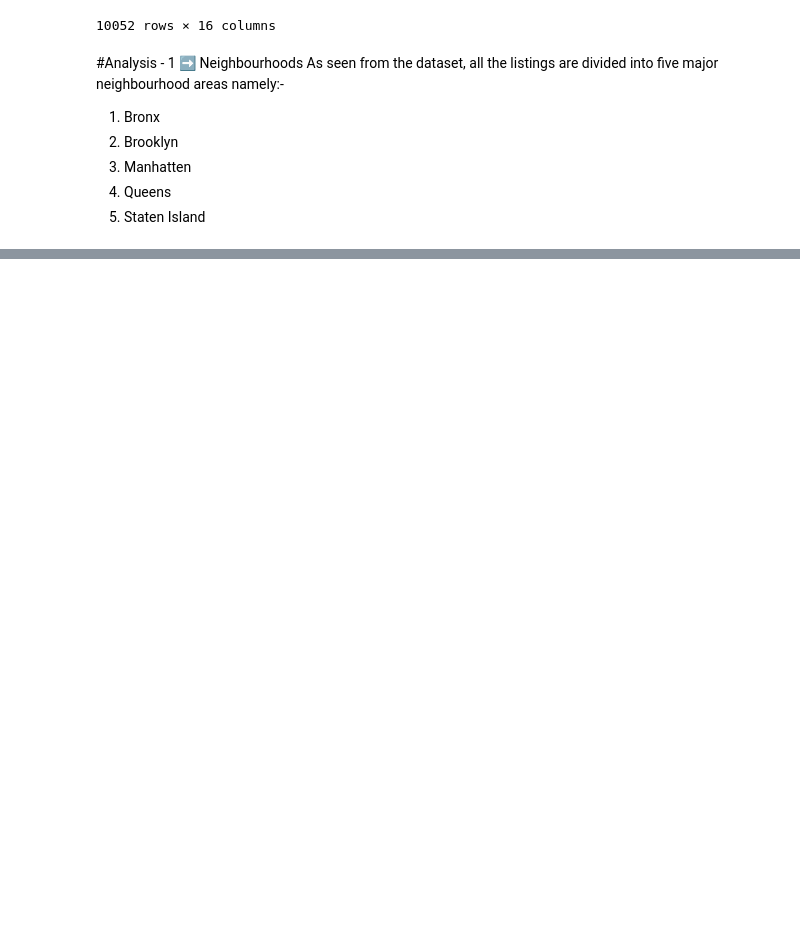
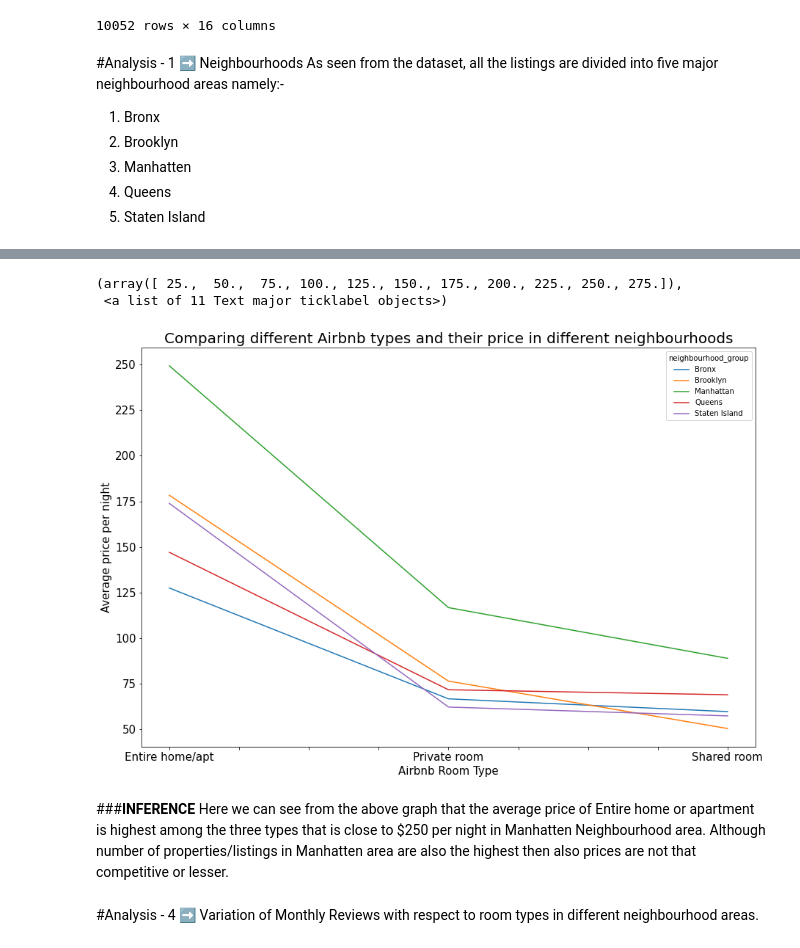
Before and after one commit to shubhamjangid510/EDA-Capstone-Airbnb-Analysis, a Jupyter notebook: Airbnb_Bookings_Analysis_Capstone_Project.ipynb, the cells around one changed output, grey strips where cells are left out. Drawn from its saved outputs; the diff is of its cells as text; code cells hidden in the pictures; blank space fills up the shorter version.

```diff
--- a/Airbnb_Bookings_Analysis_Capstone_Project.ipynb
+++ b/Airbnb_Bookings_Analysis_Capstone_Project.ipynb
@@ -176,0 +211,3 @@ After Manhatten Brooklyn has the most listings and Staten Island has the least n
+# %%
+#Grouping Airbnb room types in different neighbourhood to get average price for each Airbnb room type.
+room_price_neighbourhood=df.groupby(['room_type','neighbourhood_group'])['price'].mean().unstack()
@@ -176,0 +223,20 @@ After Manhatten Brooklyn has the most listings and Staten Island has the least n
+# %%
+#plotting the graph.
+plt.rcParams['figure.figsize']=(15,10)
+room_price_neighbourhood.plot()
+plt.title("Comparing different Airbnb types and their price in different neighbourhoods",fontsize=20)
+plt.xlabel("Airbnb Room Type",fontsize=15)
+plt.xticks(fontsize = 15)
+plt.ylabel("Average price per night",fontsize=15)
+plt.yticks(fontsize = 15)
+# for index,data in enumerate(price_value_labels):
+#     plt.text(x=index-0.2 , y =data+1 , s=f"{data}" , fontdict=dict(fontsize=15))
+# %% [output]
+(array([ 25.,  50.,  75., 100., 125., 150., 175., 200., 225., 250., 275.]),
+ <a list of 11 Text major ticklabel objects>)
+[figure, added]
+# %% [markdown]
+###**INFERENCE**
+Here we can see from the above graph that the average price of Entire home or apartment is highest among the three types that is close to $250 per night in Manhatten Neighbourhood area. Although number of properties/listings in Manhatten area are also the highest then also prices are not that competitive or lesser.
+# %% [markdown]
+#Analysis - 4 ➡ Variation of Monthly Reviews with respect to room types in different neighbourhood areas.
```
Also changed, not shown: parts of 22 cells of this notebook.
